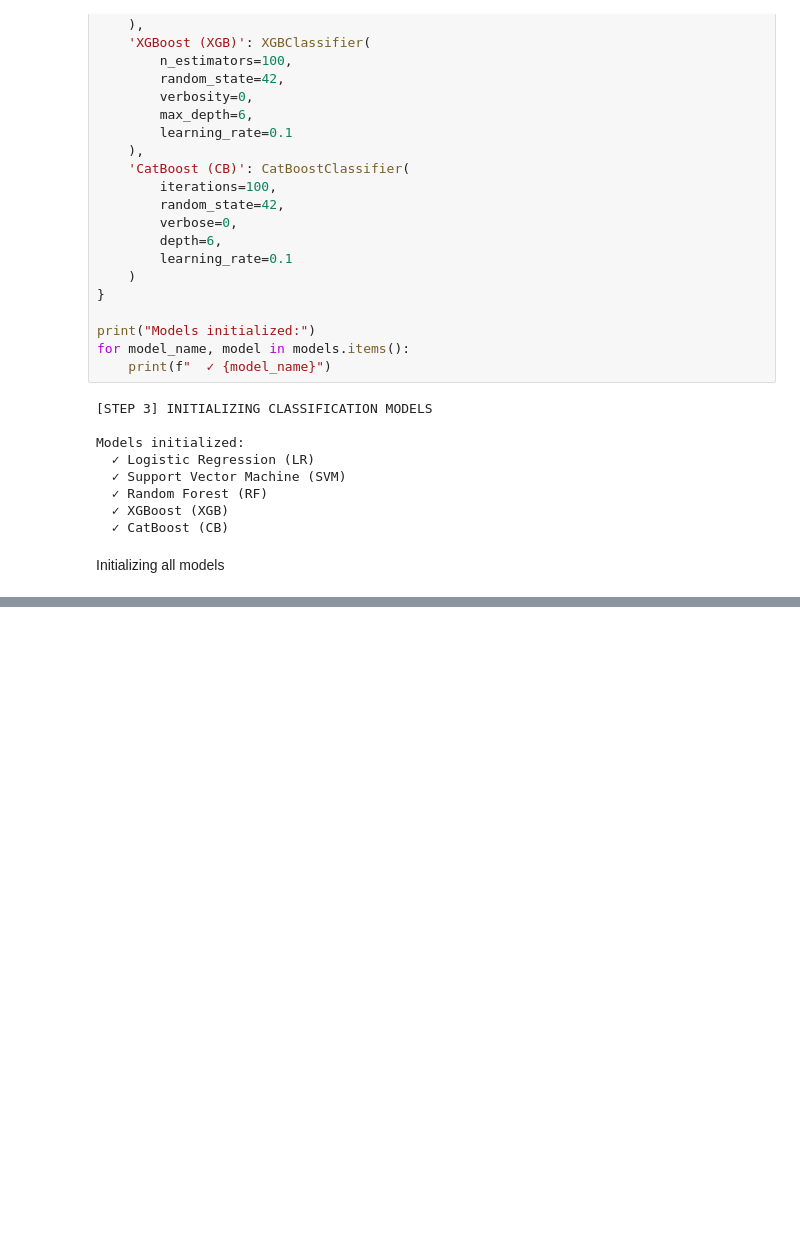
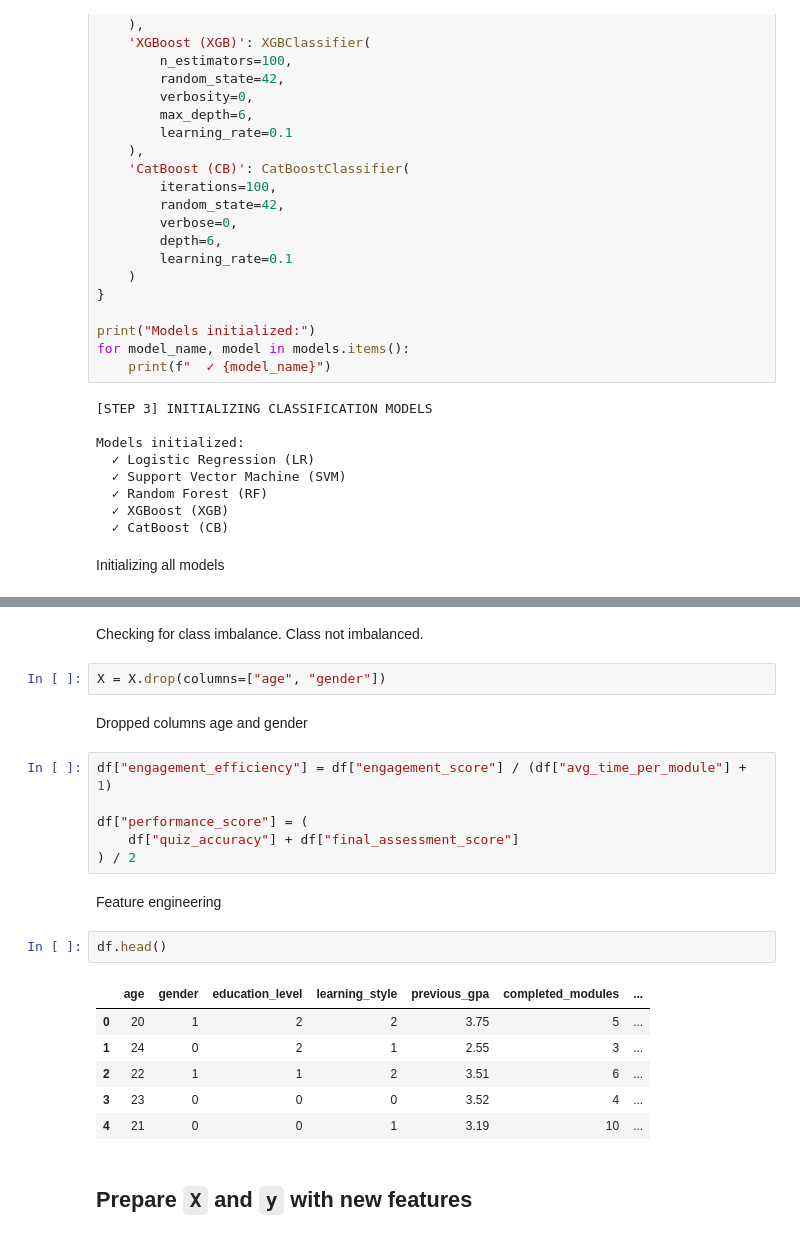
Before and after one commit to hayahanyyy/Bachelor-Thesis, a Jupyter notebook: Datasett2.ipynb, the cells around one changed output, grey strips where cells are left out. Cells and saved outputs as stored; diff of their text form; blank space fills up the shorter version.

```diff
--- a/Datasett2.ipynb
+++ b/Datasett2.ipynb
@@ -335,0 +485,25 @@ Training CatBoost (CB)...
+# %% [markdown]
+Checking for class imbalance. Class not imbalanced.
+# %%
+X = X.drop(columns=["age", "gender"])
+# %% [markdown]
+Dropped columns age and gender
+# %%
+df["engagement_efficiency"] = df["engagement_score"] / (df["avg_time_per_module"] + 1)
+
+df["performance_score"] = (
+    df["quiz_accuracy"] + df["final_assessment_score"]
+) / 2
+# %% [markdown]
+Feature engineering
+# %%
+df.head()
+# %% [output]
+|  | age | gender | education_level | learning_style | previous_gpa | completed_modules | ... |
+| 0 | 20 | 1 | 2 | 2 | 3.75 | 5 | ... |
+| 1 | 24 | 0 | 2 | 1 | 2.55 | 3 | ... |
+| 2 | 22 | 1 | 1 | 2 | 3.51 | 6 | ... |
+| 3 | 23 | 0 | 0 | 0 | 3.52 | 4 | ... |
+| 4 | 21 | 0 | 0 | 1 | 3.19 | 10 | ... |
+# %% [markdown]
+## Prepare `X` and `y` with new features
```
Also changed, not shown: parts of 12 cells of this notebook.
